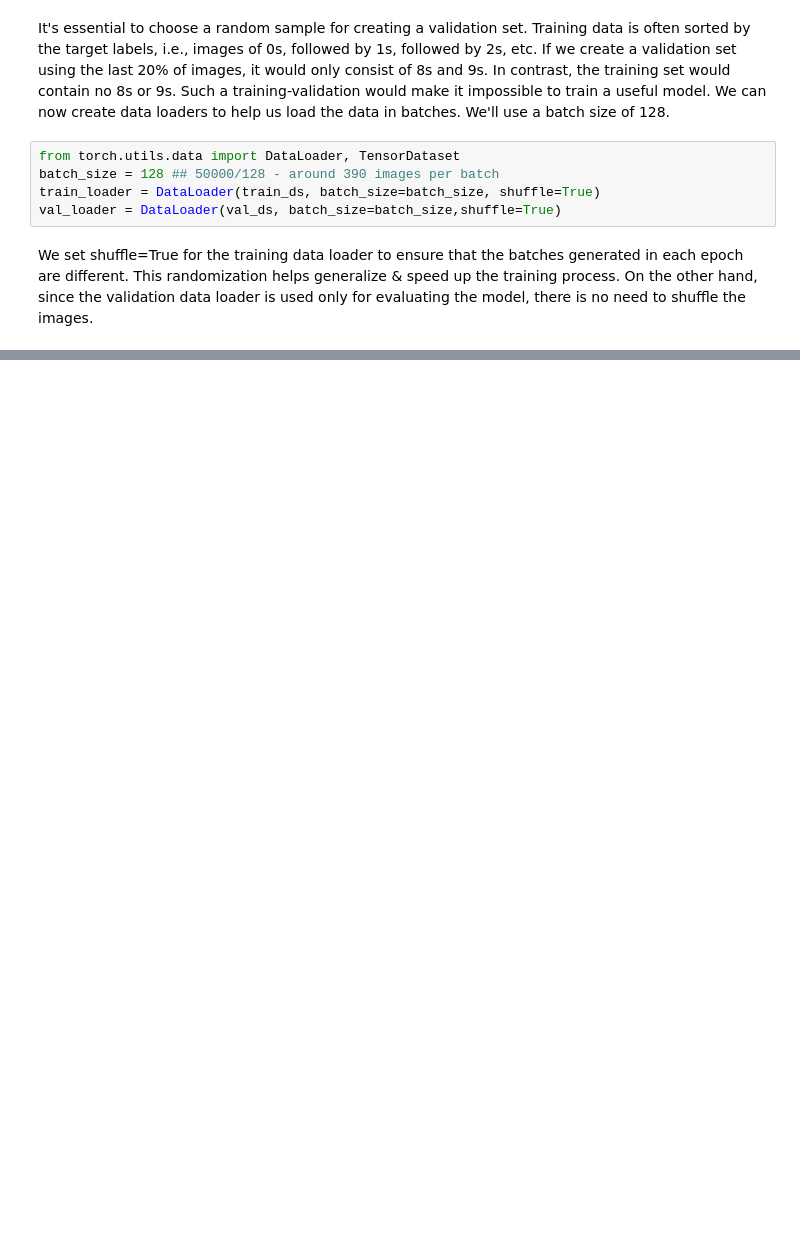
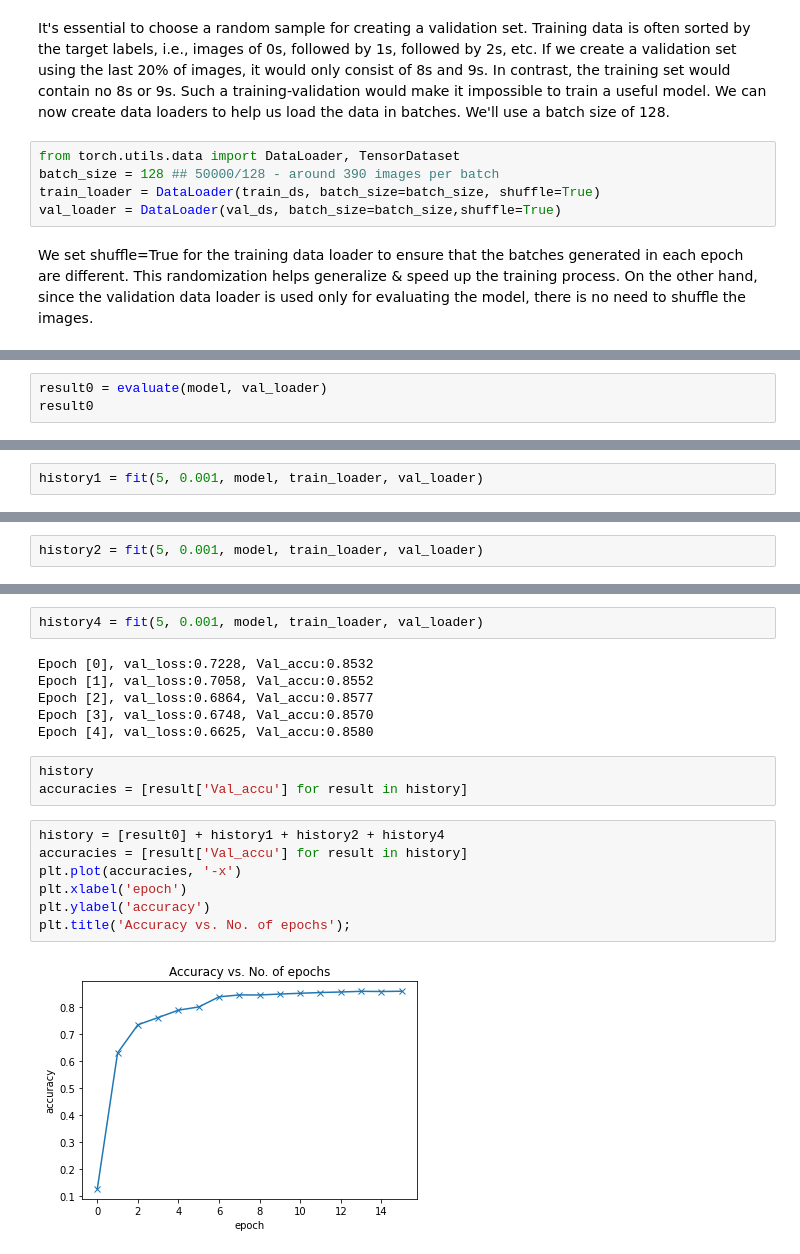
Before and after one commit to imshiv-10/Deep-Learning, a Jupyter notebook: MNIST_PyTorch.ipynb, the cells around one changed output, grey strips where cells are left out. Cells and saved outputs as stored; diff of their text form; blank space fills up the shorter version.

```diff
--- a/MNIST_PyTorch.ipynb
+++ b/MNIST_PyTorch.ipynb
@@ -187,0 +619,3 @@ We set shuffle=True for the training data loader to ensure that the batches gene
+# %%
+result0 = evaluate(model, val_loader)
+result0
@@ -187,0 +627,2 @@ We set shuffle=True for the training data loader to ensure that the batches gene
+# %%
+history1 = fit(5, 0.001, model, train_loader, val_loader)
@@ -187,0 +637,2 @@ We set shuffle=True for the training data loader to ensure that the batches gene
+# %%
+history2 = fit(5, 0.001, model, train_loader, val_loader)
@@ -187,0 +653,20 @@ We set shuffle=True for the training data loader to ensure that the batches gene
+# %%
+history4 = fit(5, 0.001, model, train_loader, val_loader)
+# %% [output]
+Epoch [0], val_loss:0.7228, Val_accu:0.8532
+Epoch [1], val_loss:0.7058, Val_accu:0.8552
+Epoch [2], val_loss:0.6864, Val_accu:0.8577
+Epoch [3], val_loss:0.6748, Val_accu:0.8570
+Epoch [4], val_loss:0.6625, Val_accu:0.8580
+# %%
+history
+accuracies = [result['Val_accu'] for result in history]
+# %%
+history = [result0] + history1 + history2 + history4
+accuracies = [result['Val_accu'] for result in history]
+plt.plot(accuracies, '-x')
+plt.xlabel('epoch')
+plt.ylabel('accuracy')
+plt.title('Accuracy vs. No. of epochs');
+# %% [output]
+[figure, added]
```
Also changed, not shown: parts of 81 cells of this notebook.
